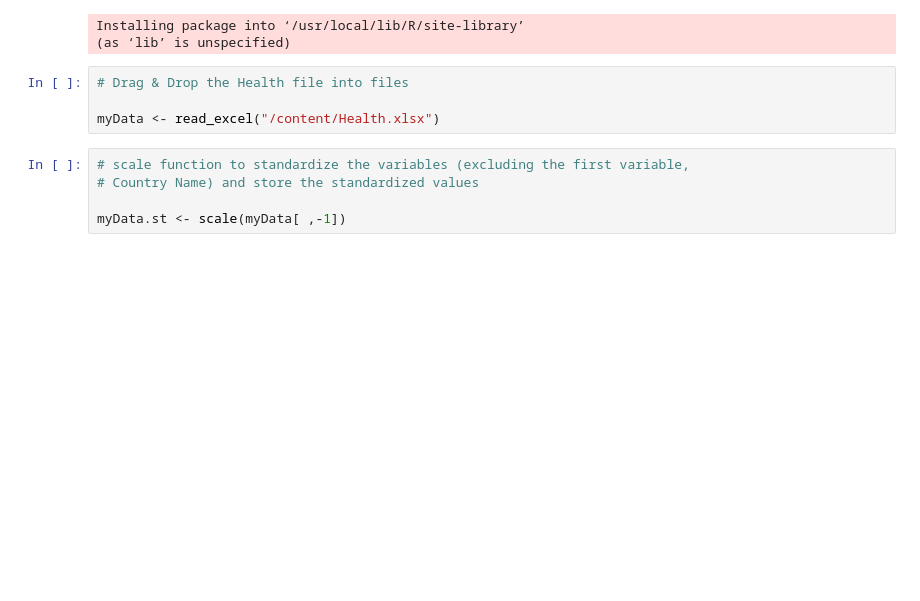
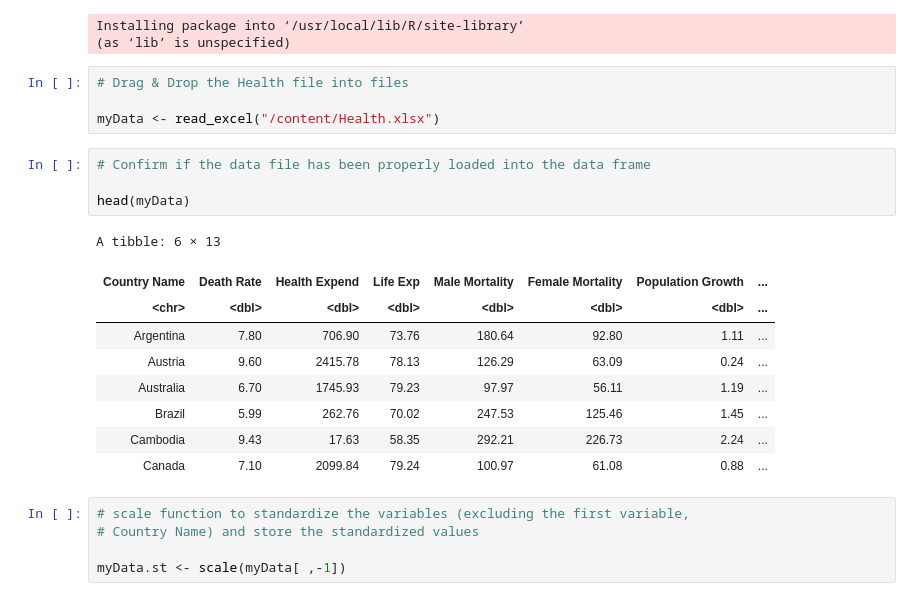
Before and after one commit to ibader85/PredictiveAnalytics, a Jupyter notebook: 03_Module_4_PCA_Using_R.ipynb, the cells around one changed output. Drawn from its saved outputs; the diff is of its cells as text; blank space fills up the shorter version.

```diff
--- a/03_Module_4_PCA_Using_R.ipynb
+++ b/03_Module_4_PCA_Using_R.ipynb
@@ -15,6 +17,20 @@ Installing package into ‘/usr/local/lib/R/site-library’
 # Drag & Drop the Health file into files
 
 myData <- read_excel("/content/Health.xlsx")
+# %%
+# Confirm if the data file has been properly loaded into the data frame
+
+head(myData)
+# %% [output]
+A tibble: 6 × 13
+| Country Name | Death Rate | Health Expend | Life Exp | Male Mortality | Female Mortality | Population Growth | ... |
+| <chr> | <dbl> | <dbl> | <dbl> | <dbl> | <dbl> | <dbl> | ... |
+| Argentina | 7.80 | 706.90 | 73.76 | 180.64 | 92.80 | 1.11 | ... |
+| Austria | 9.60 | 2415.78 | 78.13 | 126.29 | 63.09 | 0.24 | ... |
+| Australia | 6.70 | 1745.93 | 79.23 | 97.97 | 56.11 | 1.19 | ... |
+| Brazil | 5.99 | 262.76 | 70.02 | 247.53 | 125.46 | 1.45 | ... |
+| Cambodia | 9.43 | 17.63 | 58.35 | 292.21 | 226.73 | 2.24 | ... |
+| Canada | 7.10 | 2099.84 | 79.24 | 100.97 | 61.08 | 0.88 | ... |
 # %%
 # scale function to standardize the variables (excluding the first variable,
 # Country Name) and store the standardized values
```
Also changed, not shown: parts of 3 cells of this notebook.
